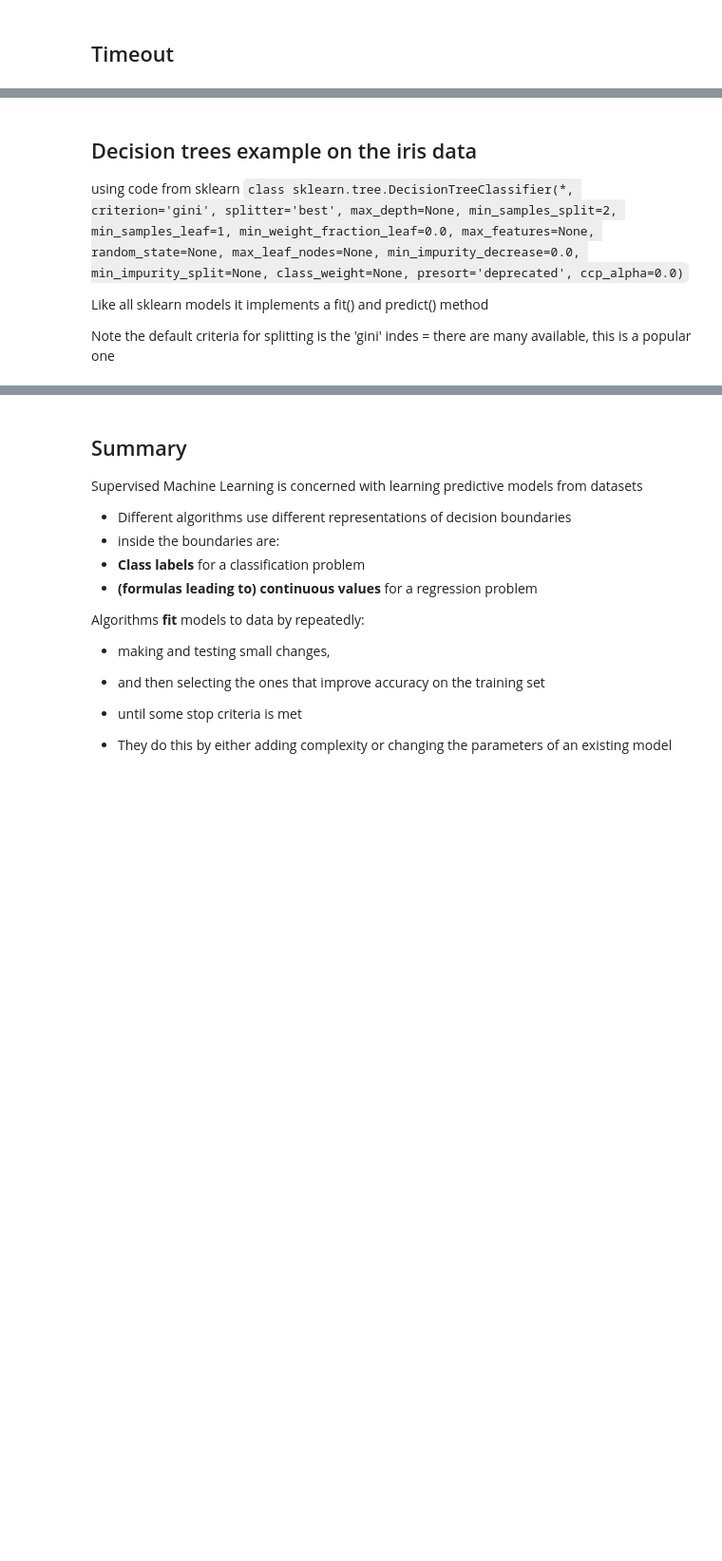
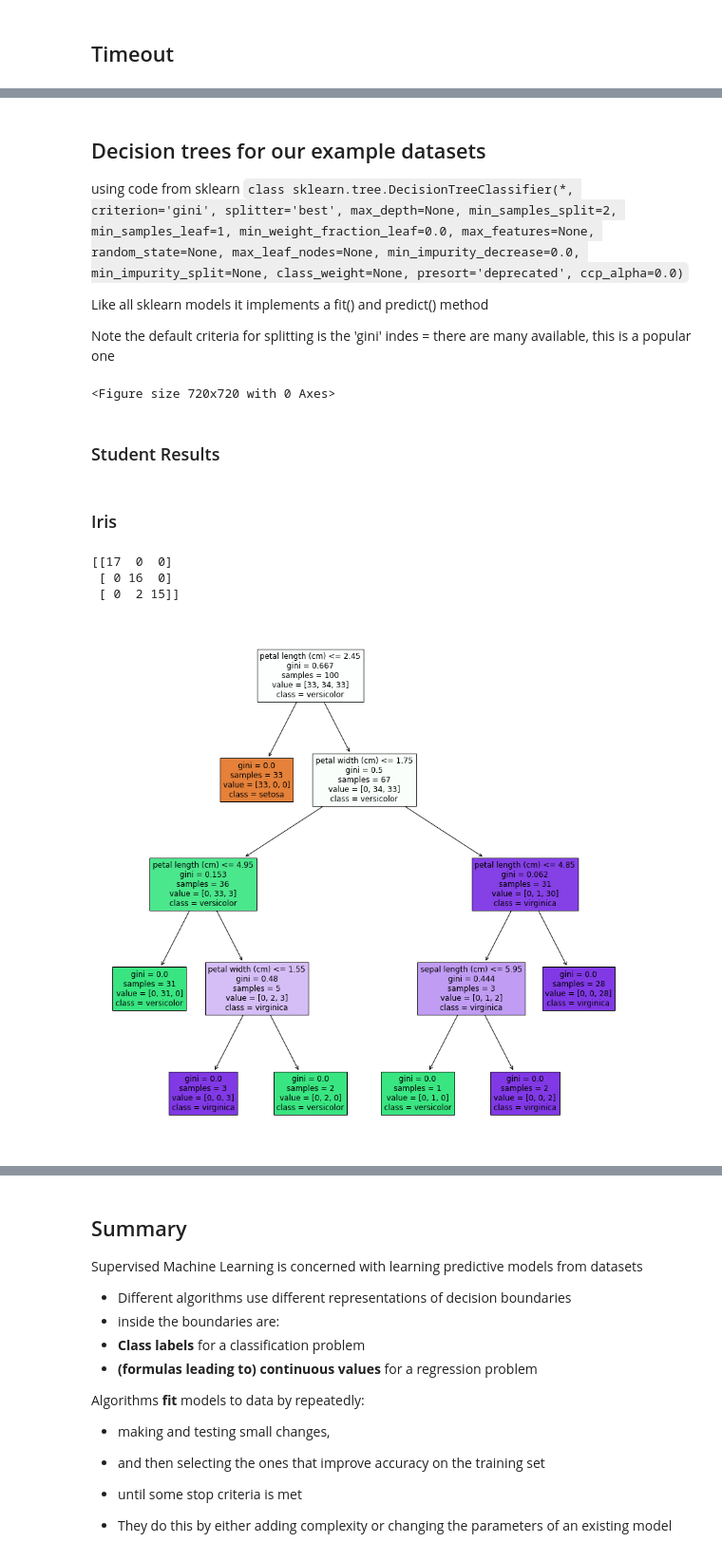
Before and after one commit to jim-smith/AI_Module, a Jupyter notebook: lectures/Supervised_Machine_Learning.ipynb, the cells around one changed output, grey strips where cells are left out. Shown: that part at 95% size. Saved outputs shown, nothing was run; the diff lists cells and outputs as text; code cells hidden in the pictures; blank space fills up the shorter version.

Commit message:
lots of new image files, weeks 5 and 6 updated

```diff
--- a/lectures/Supervised_Machine_Learning.ipynb
+++ b/lectures/Supervised_Machine_Learning.ipynb
@@ -222,9 +315,14 @@ class simple_1NN:
 
     def predict(self,newItems):
         numToPredict = newItems.shape[0]
-        yPred = np.empty((numToPredict,1))
+        yPred = np.zeros((numToPredict,1))
+
+        # measure distances - creates an array with numToPredict rows and num_trainItems columns
         dist = euclidean_distances(newItems,self.modelX)
-        closest = np.argmin(dist, axis=1)
-        for item in range (numToPredict):
+
+        #make predictions: This is K=1, TO DO- in your own time extend to work with K>1
+        for item in range(numToPredict):
+            closest = np.argmin(dist, axis=1)
             yPred[item] = self.modelY [ closest[item]]
+
         return yPred
@@ -406,8 +524,19 @@ Basic idea: divide input space using a set of axis-parallel lines by **"growing"
 # %% [markdown]
-## Decision trees example on the iris data
+## Decision trees for our example datasets
 using code from sklearn
 `class sklearn.tree.DecisionTreeClassifier(*, criterion='gini', splitter='best', max_depth=None, min_samples_split=2, min_samples_leaf=1, min_weight_fraction_leaf=0.0, max_features=None, random_state=None, max_leaf_nodes=None, min_impurity_decrease=0.0, min_impurity_split=None, class_weight=None, presort='deprecated', ccp_alpha=0.0)`
 
 Like all sklearn models it implements a fit() and predict() method
 
 Note the default criteria for splitting is the 'gini' indes = there are many available, this is a popular one
+# %%
+from sklearn import datasets
+from sklearn.tree import DecisionTreeClassifier
+from sklearn import tree
+from sklearn.model_selection import train_test_split
+import matplotlib.pyplot as plt
+fig = plt.figure(figsize=(10,10))
+# %% [output]
+<Figure size 720x720 with 0 Axes>
+# %% [markdown]
+### Student Results
@@ -414,34 +548,36 @@ Note the default criteria for splitting is the 'gini' indes = there are many ava
+# %% [markdown]
+### Iris
 # %%
-from sklearn import datasets
-from sklearn.tree import DecisionTreeClassifier
-from sklearn import tree
-from sklearn.model_selection import train_test_split
-import matplotlib.pyplot as plt
+import numpy as np
 # load iris dataset and split into train:test
 iris = datasets.load_iris()
 irisX = iris.data
 irisy = iris.target
 
 X_train, X_test, y_train, y_test = train_test_split(irisX, irisy, test_size=0.33,stratify=irisy)
-
 
 model = DecisionTreeClassifier(random_state=1234)
 model.fit(X_train,y_train)
 ypred = model.predict(X_test)
 confusionMatrix = np.zeros((3,3),int)
 for i in range(50):
     actual = int(y_test[i])
     predicted = int(ypred[i])
     confusionMatrix[actual][predicted] += 1
 print(confusionMatrix)
 
 
 
-fig = plt.figure(figsize=(25,20))
+fig = plt.figure(figsize=(15,15))
 _ = tree.plot_tree(model,
                    feature_names=iris.feature_names,
                    class_names=iris.target_names,
                    filled=True)
+# %% [output]
+[[17  0  0]
+ [ 0 16  0]
+ [ 0  2 15]]
+[figure, added]
 # %% [markdown]
 ## So how do  we learn models?
 **Construction**:  add boundaries to make models more complex
```
Also changed, not shown: parts of 35 cells of this notebook, 15 other files.
